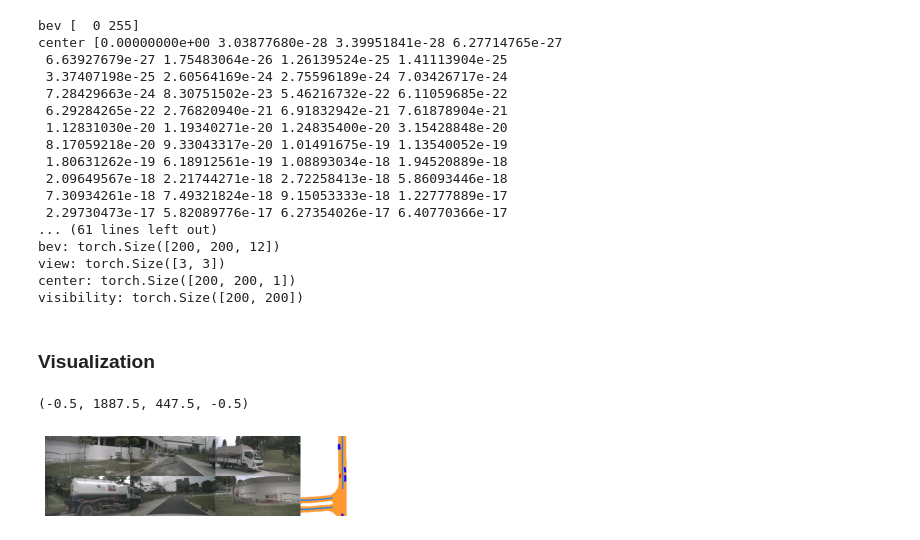
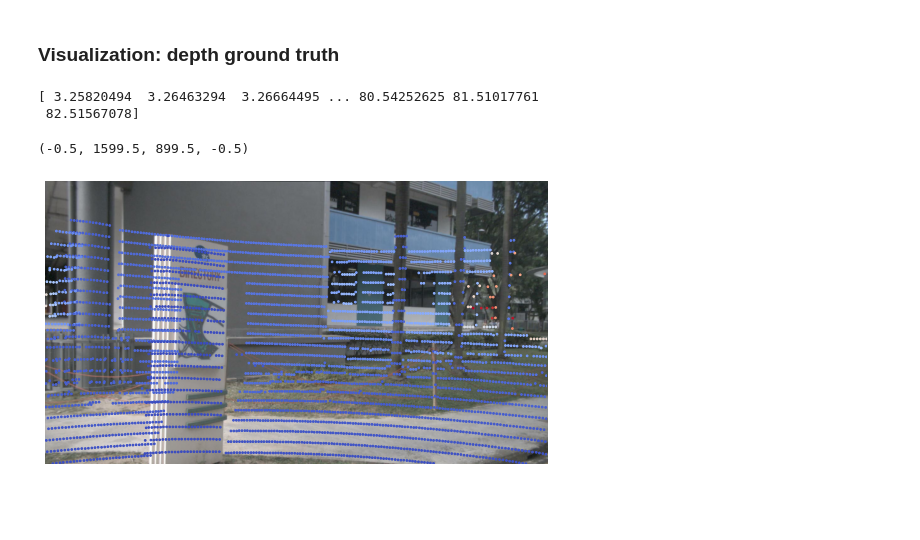
Before and after one commit to neonkill/BEVfor3DOD, a Jupyter notebook: debugging/dataset_debugging.ipynb, the cells around one changed output. Drawn from its saved outputs; the diff is of its cells as text; code cells hidden in the pictures; blank space fills up the shorter version.

Commit message:
recover visualization ipython file

```diff
--- a/debugging/dataset_debugging.ipynb
+++ b/debugging/dataset_debugging.ipynb
@@ -127,25 +119,7 @@ nuscenes train has 28130 data samples
 # %%
 # dataset __getitem__ test
-data = datasets[0].__getitem__(10)
-for k, v in data.items():
-    print(f'{k}: {v.shape}')
+data = datasets[0].__getitem__(0) #! Dataset output LIST 임
+# for k, v in data.items():
+#     print(f'{k}: {v.shape}')
-# %% [output]
-bev [  0 255]
-center [0.00000000e+00 3.03877680e-28 3.39951841e-28 6.27714765e-27
- 6.63927679e-27 1.75483064e-26 1.26139524e-25 1.41113904e-25
- 3.37407198e-25 2.60564169e-24 2.75596189e-24 7.03426717e-24
- 7.28429663e-24 8.30751502e-23 5.46216732e-22 6.11059685e-22
- 6.29284265e-22 2.76820940e-21 6.91832942e-21 7.61878904e-21
- 1.12831030e-20 1.19340271e-20 1.24835400e-20 3.15428848e-20
- 8.17059218e-20 9.33043317e-20 1.01491675e-19 1.13540052e-19
- 1.80631262e-19 6.18912561e-19 1.08893034e-18 1.94520889e-18
- 2.09649567e-18 2.21744271e-18 2.72258413e-18 5.86093446e-18
- 7.30934261e-18 7.49321824e-18 9.15053333e-18 1.22777889e-17
- 2.29730473e-17 5.82089776e-17 6.27354026e-17 6.40770366e-17
-... (61 lines left out)
-bev: torch.Size([200, 200, 12])
-view: torch.Size([3, 3])
-center: torch.Size([200, 200, 1])
-visibility: torch.Size([200, 200])
 # %% [markdown]
-### Visualization
+### Visualization: depth ground truth
@@ -165,9 +126,35 @@ print('ground truth shape: ', gt_maps.shape)
-# %%
-
-whole = np.hstack([stacked_imgs, gt_maps/255.0])      # 448 1888 3
-
-plt.imshow(whole)
-plt.axis('off')
-# %% [output]
-(-0.5, 1887.5, 447.5, -0.5)
-[figure, removed]
+# %%
+fig, ax = plt.subplots(1, 1, figsize=(9, 16))
+
+# fig.canvas.set_window_title(sample_token)
+img = np.transpose(data['image'][0].numpy(), (1,2,0))
+depth = data['depth'][0].numpy()
+# debug_d = data['debug_d'][0]
+
+h, w = depth.shape
+
+x = np.linspace(0, w, w)
+y = np.linspace(0, h, h)
+xs, ys = np.meshgrid(x, y)
+
+xs_flat = xs.flatten()
+ys_flat = ys.flatten()
+depth_flat = depth.flatten()
+
+mask = depth_flat > 1e-5
+xs_filter = xs_flat[mask]
+ys_filter = ys_flat[mask]
+depth_filter = depth_flat[mask]
+
+print(np.unique(depth_filter))
+
+ax.imshow(img)
+ax.scatter(xs_filter, ys_filter, c=depth_filter, s=3, cmap='coolwarm')
+
+
+ax.axis('off')
+# %% [output]
+[ 3.25820494  3.26463294  3.26664495 ... 80.54252625 81.51017761
+ 82.51567078]
+(-0.5, 1599.5, 899.5, -0.5)
+[figure, added]
```
Also changed, not shown: parts of 13 cells of this notebook.
